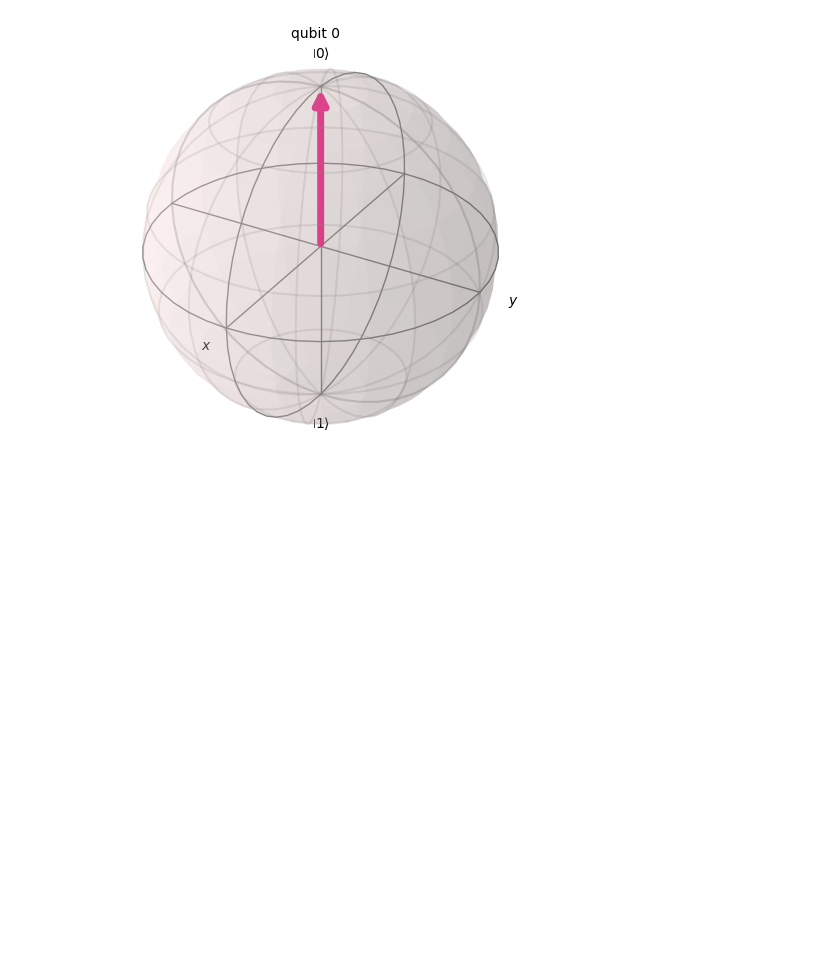
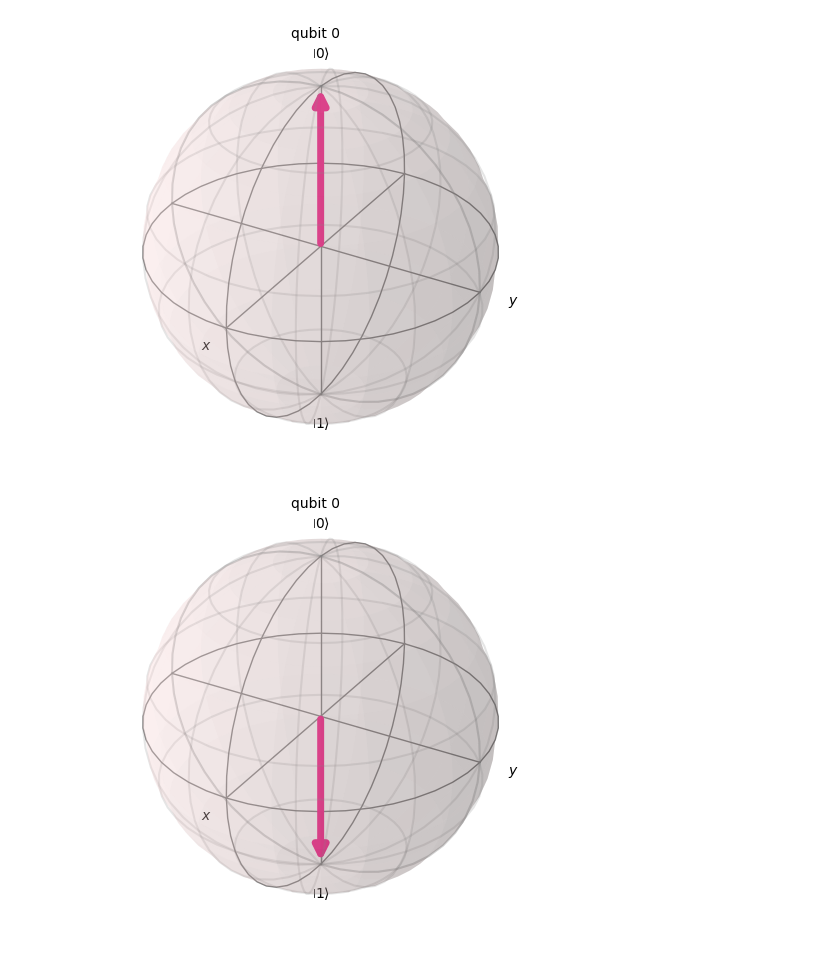
Before and after one commit to JayZeus999/Quantum-Superposition-Visualizer, a Jupyter notebook: bloch-sphere.ipynb, the cells around one changed output. Saved outputs shown, nothing was run; the diff lists cells and outputs as text; code cells hidden in the pictures; blank space fills up the shorter version.

Commit message:
Plot BS of X-gate applied to qbit 0

```diff
--- a/bloch-sphere.ipynb
+++ b/bloch-sphere.ipynb
@@ -15,3 +17,14 @@ state = Statevector.from_instruction(qc) # Compute qbit's current state.
 plot_bloch_multivector(state)
 # %% [output]
 [figure]
+# %%
+# PAULI-X GATE
+
+qc2 = QuantumCircuit(1)
+# %%
+qc2.x(0) # Apply X-gate to flip qbit state
+state2 = Statevector.from_instruction(qc2)
+# %%
+plot_bloch_multivector(state2)
+# %% [output]
+[figure, added]
```
Also changed, not shown: parts of 1 cell of this notebook.
